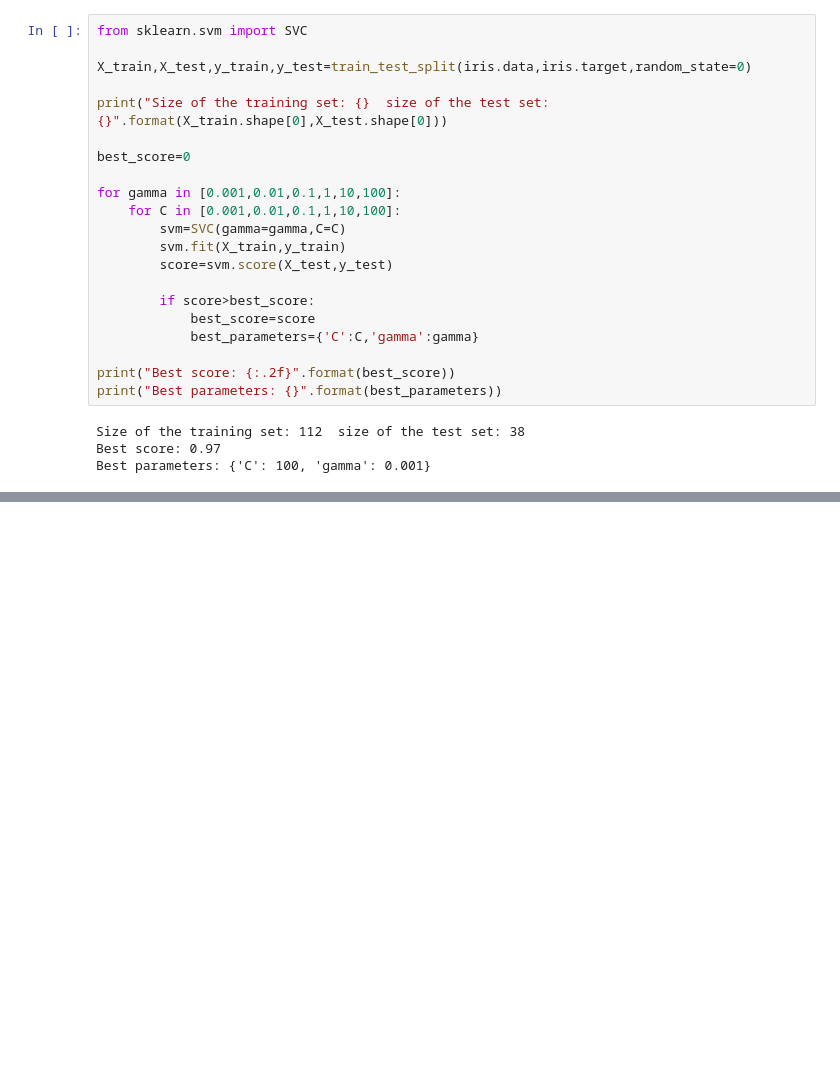
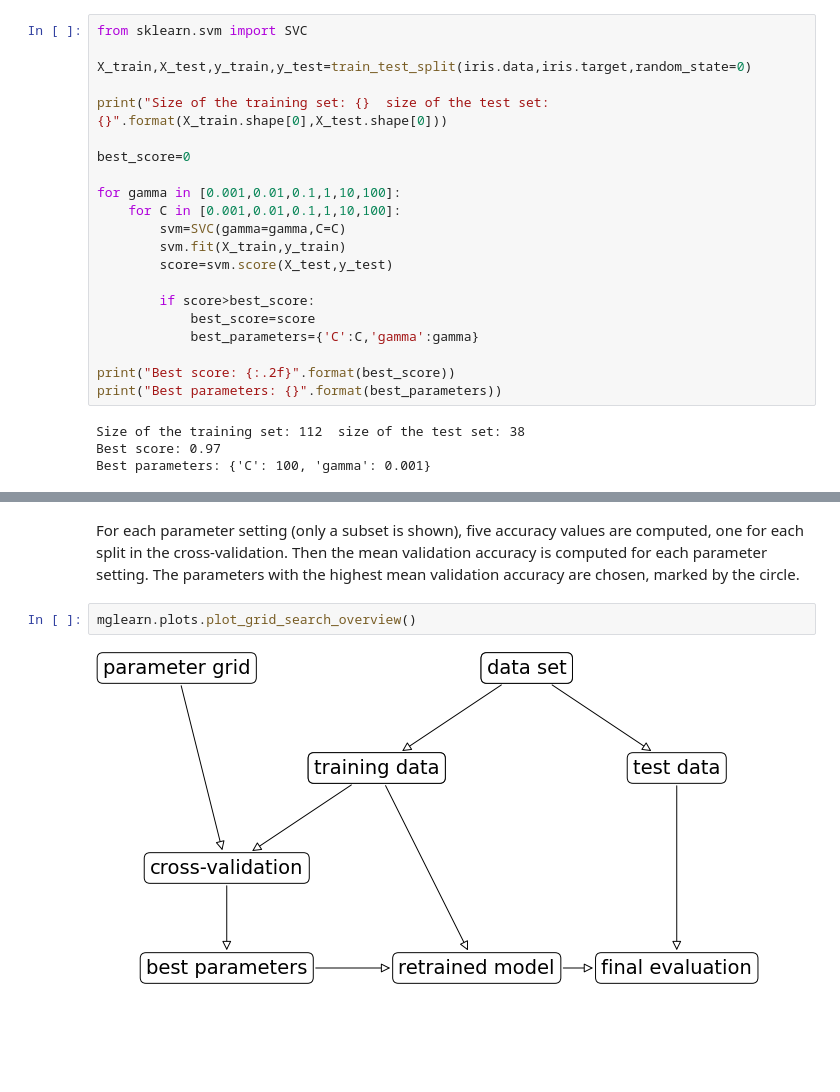
Before and after one commit to thamidu02/ML-With-python, a Jupyter notebook: Model Evaluation and Improvement/cross validation.ipynb, the cells around one changed output, grey strips where cells are left out. Cells and saved outputs as stored; diff of their text form; blank space fills up the shorter version.

```diff
--- a/Model Evaluation and Improvement/cross validation.ipynb
+++ b/Model Evaluation and Improvement/cross validation.ipynb
@@ -125,0 +208,6 @@ Best parameters: {'C': 100, 'gamma': 0.001}
+# %% [markdown]
+For each parameter setting (only a subset is shown), five accuracy values are computed, one for each split in the cross-validation. Then the mean validation accuracy is computed for each parameter setting. The parameters with the highest mean validation accuracy are chosen, marked by the circle.
+# %%
+mglearn.plots.plot_grid_search_overview()
+# %% [output]
+[figure, added]
```
Also changed, not shown: parts of 22 cells of this notebook.
